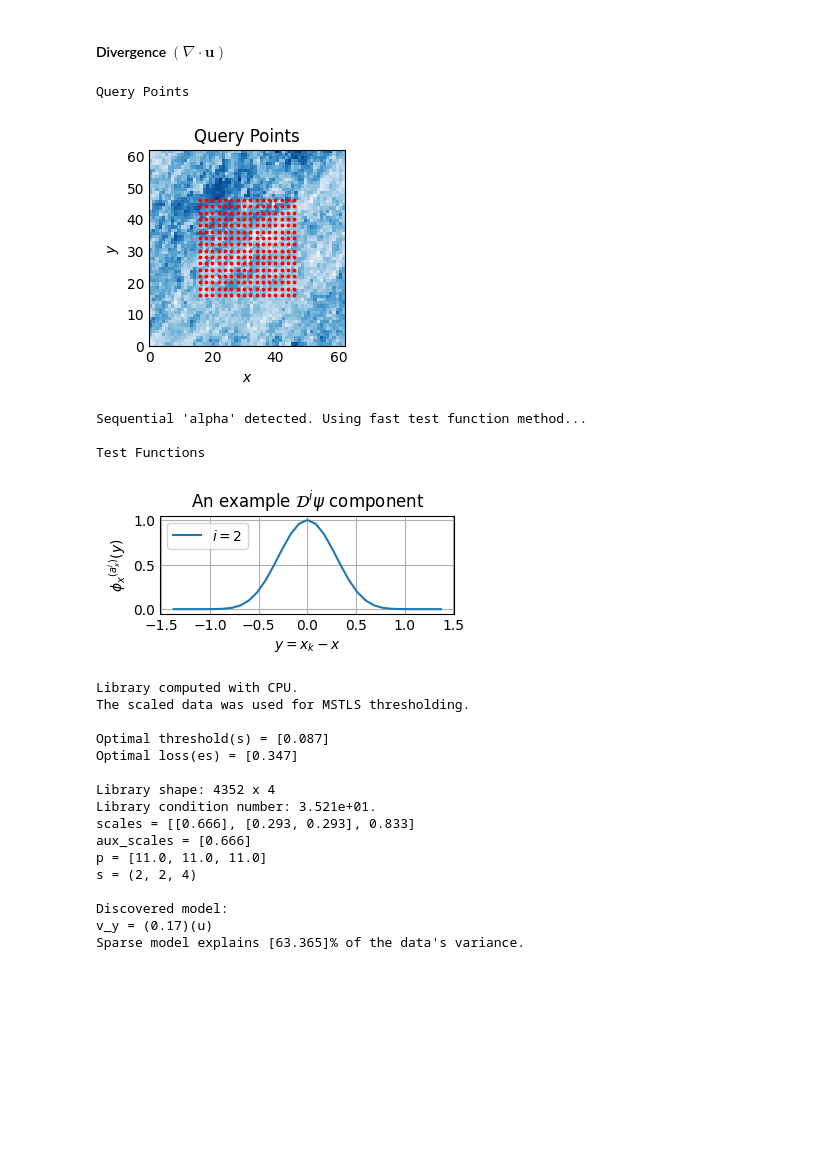
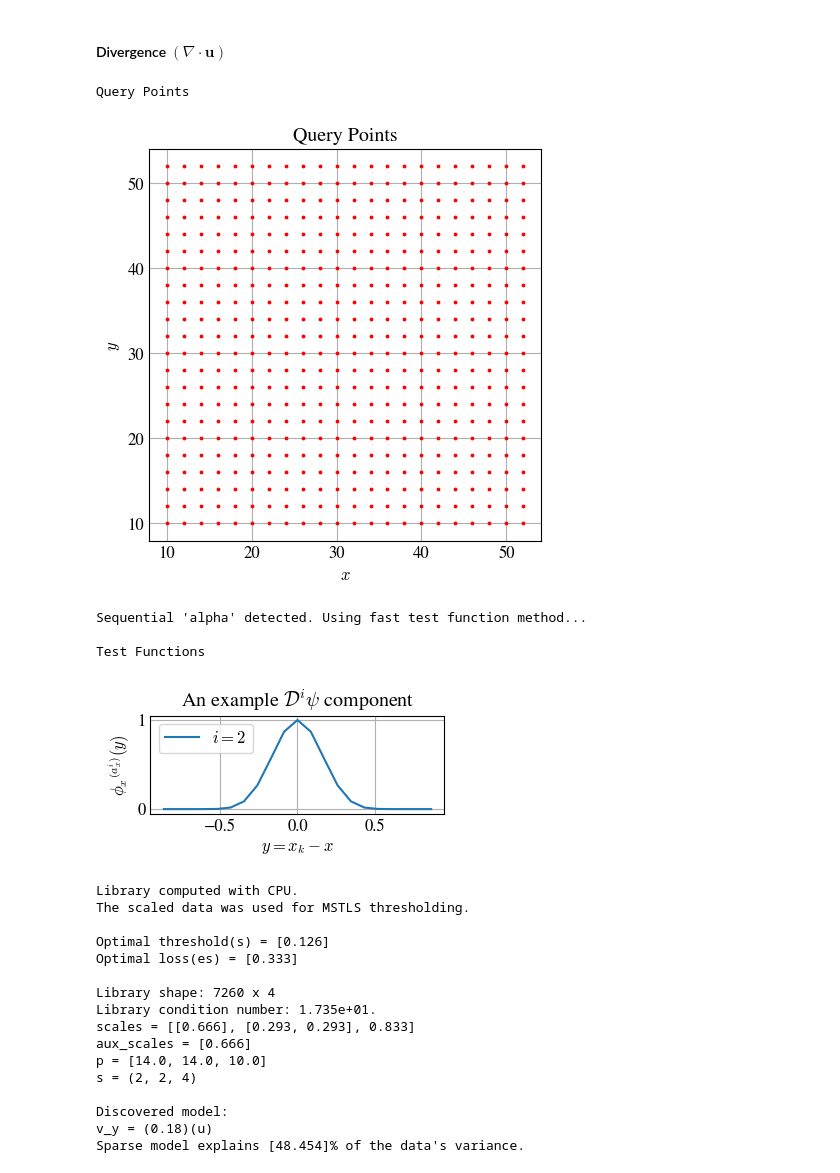
Before and after one commit to MathBioCU/WSINDy4Weather, a Jupyter notebook: geophysical_wsindy.ipynb, the cells around one changed output. Saved outputs shown, nothing was run; the diff lists cells and outputs as text; code cells hidden in the pictures; blank space fills up the shorter version.

```diff
--- a/geophysical_wsindy.ipynb
+++ b/geophysical_wsindy.ipynb
@@ -105,11 +101 @@ Successfully installed symengine-0.13.0
 Imported tensors with shape torch.Size([62, 62, 100])
-# %%
-# Plot
-X,Y = np.meshgrid(x, y, indexing='ij')
-thyme = 0
-
-plt.figure(figsize=(3,3))
-plt.pcolormesh(X, Y, Temp[:,:,thyme], cmap='coolwarm')
-plt.axis('off')
-
-del X,Y,thyme
@@ -209,8 +212,9 @@ def uniform_subsample(s, m, x):
   indices = (x.unsqueeze(0) == xk.unsqueeze(1)).nonzero(as_tuple=True)[1]
   return indices.tolist()
 
-# Apply 'mask' of subsampled query point indices to a given tensor
-# (I.e, U[mask] = vec(Uk))
+# Apply 'mask' of subsampled query point indices to a given matrix
+# (E.g., U[mask_rows, mask_cols] = Uk, as a vector)
+
 def query_mask(U, s, m, X, D, **kwargs):
   # kwargs = {verbosity}
   #-------------------------------------------
@@ -237,7 +241,7 @@ def query_mask(U, s, m, X, D, **kwargs):
       Xk_mesh, Tk_mesh = torch.meshgrid(X[0][m[0]:-m[0]:s[0]], X[1][m[1]:-m[1]:s[1]], indexing='ij')
 
       plt.style.use('_mpl-gallery')
-      plt.rcParams['figure.figsize'] = [2, 2]
+      plt.rcParams['figure.figsize'] = [4, 4]
       fig, ax = plt.subplots()
       ax.pcolormesh(T_mesh[:,:], X_mesh[:,:], U0[:,:])
       ax.scatter(Tk_mesh, Xk_mesh, color='red', s=3)
@@ -252,10 +256,10 @@ def query_mask(U, s, m, X, D, **kwargs):
       Xk_mesh, Yk_mesh = torch.meshgrid(X[0][m[0]:-m[0]:s[0]], X[1][m[1]:-m[1]:s[1]], indexing='ij')
 
       plt.style.use('_mpl-gallery')
-      plt.rcParams['figure.figsize'] = [2, 2]
+      plt.rcParams['figure.figsize'] = [4, 4]
       fig, ax = plt.subplots()
-      ax.pcolormesh(X_mesh[:,:], Y_mesh[:,:], U0[:,:,-1])
-      ax.scatter(Xk_mesh, Yk_mesh, color='red', s=3)
+      #ax.pcolormesh(X[0], X[1], U0[:,:,-1])
+      ax.scatter(Xk_mesh.flatten(), Yk_mesh.flatten(), color='red', s=3)
       ax.set_title('Query Points')
       ax.set_xlabel('$x$')
       ax.set_ylabel('$y$')
@@ -267,7 +271,7 @@ def query_mask(U, s, m, X, D, **kwargs):
       Xk_mesh, Yk_mesh = torch.meshgrid(X[0][m[0]:-m[0]:s[0]], X[1][m[1]:-m[1]:s[1]], indexing='ij')
 
       plt.style.use('_mpl-gallery')
-      plt.rcParams['figure.figsize'] = [2, 2]
+      plt.rcParams['figure.figsize'] = [4, 4]
       fig, ax = plt.subplots()
       ax.pcolormesh(X_mesh[:,:], Y_mesh[:,:], U0[:,:,0,-1])
       ax.scatter(Xk_mesh, Yk_mesh, color='red', s=3)
@@ -1996,0 +2125,18 @@ def wsindy(U, fj, alpha, **kwargs):
+# %%
+# Plot the histogram
+plt.rcParams['mathtext.fontset'] = 'cm'
+plt.rcParams['font.family'] = 'STIXGeneral'
+plt.rcParams['font.size'] = 14
+
+plt.figure(figsize=(6,2))
+plt.hist(r, bins=100, edgecolor='k', alpha=0.7, density=True,
+         label='Residuals, $\\boldsymbol{r}$')
+plt.title('Stratified')
+plt.xlabel('Residuals')
+plt.ylabel('Density')
+
+plt.tick_params(axis='both', which='major', labelsize=10)
+plt.tick_params(axis='both', which='minor', labelsize=10)
+
+plt.legend()
+plt.show()
@@ -2234,49 +2376,49 @@ params = {
     # tau = test function tolerance
     # tau_hat = Fourier test function tolerance
     # scales = explicit ([yu],[yx],yt) scaling factors
     # M = explicit scaling matrix
     #-------------------------------------------------
     #'tau_hat' : 3,
-    'm' : [16, 16, 16],
+    'm' : [10, 10, 20],
     'scales' : ([0.666], [0.293, 0.293], 0.833),
 
     # MISCELLANEOUS
     # verbosity = report info and create plots? (0 or 1)
     # init_guess = [x0, y0, m1, m2], for (kx,kt) curve fit
     # max_its = specify maximum number of MSTLS iterations
     # sigma_NR = noise ratio of artifical gaussian noise
     # sparsify = use 'original' or 'scaled' data in MSTLS
     # field_names = variable names, e.g., ['u','v','w']
     # augment = append operator? E.g., ('Div','2d_cartesian')
     #--------------------------------------------------------
     'verbosity' : 1,
     'sparsify' : 'scaled',
     #'field_names' : ['u', 'v', 'w', 'η'],
     'field_names' : ['v', 'u'],
     'sigma_NR' : 0}
 
 # Run weak SINDy
 w,L,b,r,pde = wsindy(V, fj, alpha, **params)
 # %% [output]
 Query Points
-[figure, old version]
+[figure, new version]
 Sequential 'alpha' detected. Using fast test function method...
 
 Test Functions
-[figure, old version]
+[figure, new version]
 Library computed with CPU.
 The scaled data was used for MSTLS thresholding.
 
-Optimal threshold(s) = [0.087]
-Optimal loss(es) = [0.347]
+Optimal threshold(s) = [0.126]
+Optimal loss(es) = [0.333]
 
-Library shape: 4352 x 4
-Library condition number: 3.521e+01.
+Library shape: 7260 x 4
+Library condition number: 1.735e+01.
 scales = [[0.666], [0.293, 0.293], 0.833]
 aux_scales = [0.666]
-p = [11.0, 11.0, 11.0]
+p = [14.0, 14.0, 10.0]
 s = (2, 2, 4)
 
 Discovered model:
-v_y = (0.17)(u)
-Sparse model explains [63.365]% of the data's variance.
+v_y = (0.18)(u)
+Sparse model explains [48.454]% of the data's variance.
```
Also changed, not shown: parts of 14 cells of this notebook.
